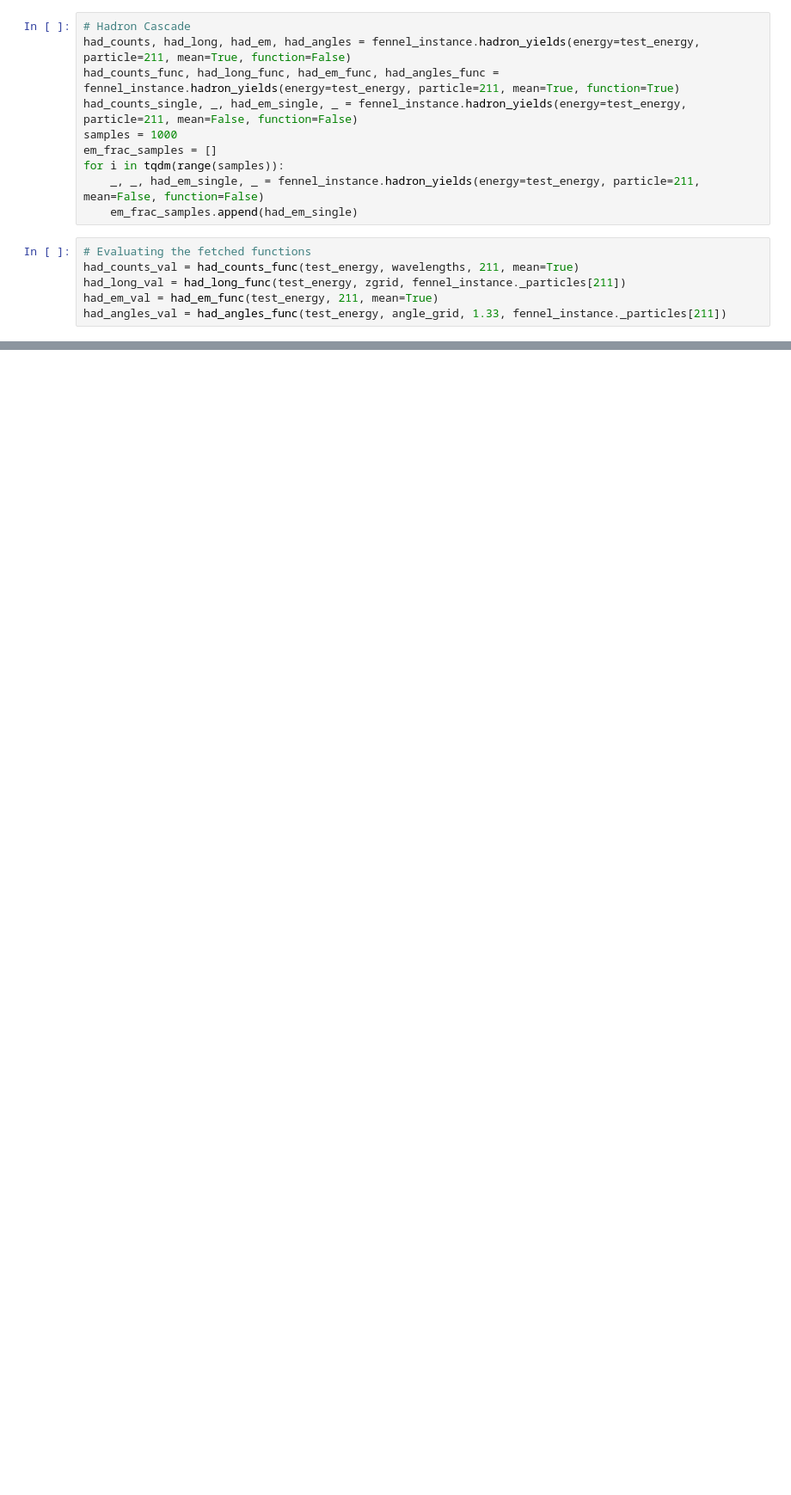
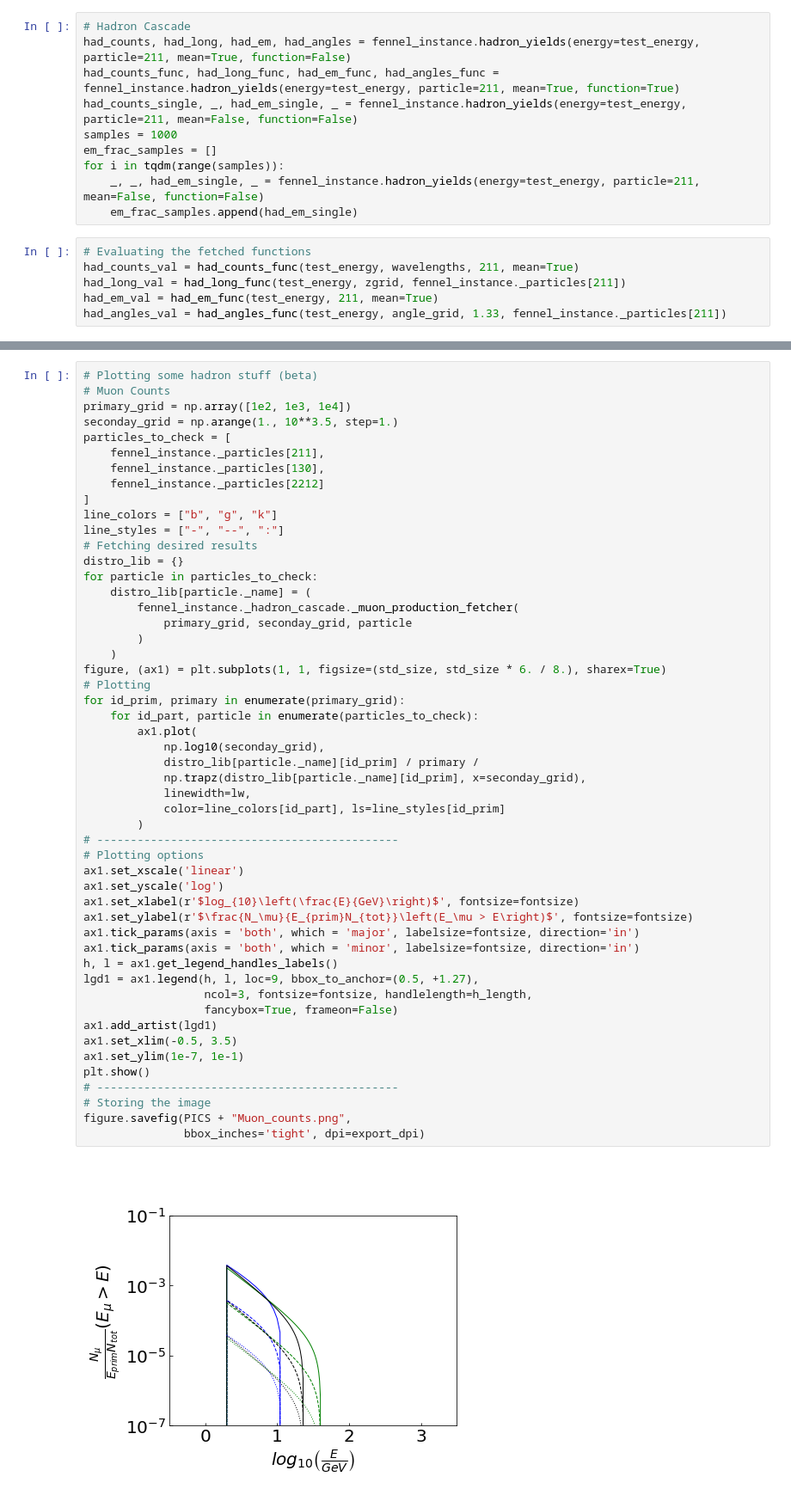
Before and after one commit to MeighenBergerS/fennel, a Jupyter notebook: notebooks/example_fetcher.ipynb, the cells around one changed output, grey strips where cells are left out. Shown at 86% size. Cells and saved outputs as stored; diff of their text form; blank space fills up the shorter version.

Commit message:
Added muon production parametrization

```diff
--- a/notebooks/example_fetcher.ipynb
+++ b/notebooks/example_fetcher.ipynb
@@ -349 +350,54 @@ figure.savefig(PICS + "Single_Had_Angle.png",
 [figure]
+# %%
+# Plotting some hadron stuff (beta)
+# Muon Counts
+primary_grid = np.array([1e2, 1e3, 1e4])
+seconday_grid = np.arange(1., 10**3.5, step=1.)
+particles_to_check = [
+    fennel_instance._particles[211],
+    fennel_instance._particles[130],
+    fennel_instance._particles[2212]
+]
+line_colors = ["b", "g", "k"]
+line_styles = ["-", "--", ":"]
+# Fetching desired results
+distro_lib = {}
+for particle in particles_to_check:
+    distro_lib[particle._name] = (
+        fennel_instance._hadron_cascade._muon_production_fetcher(
+            primary_grid, seconday_grid, particle
+        )
+    )
+figure, (ax1) = plt.subplots(1, 1, figsize=(std_size, std_size * 6. / 8.), sharex=True)
+# Plotting
+for id_prim, primary in enumerate(primary_grid):
+    for id_part, particle in enumerate(particles_to_check):
+        ax1.plot(
+            np.log10(seconday_grid),
+            distro_lib[particle._name][id_prim] / primary /
+            np.trapz(distro_lib[particle._name][id_prim], x=seconday_grid),
+            linewidth=lw,
+            color=line_colors[id_part], ls=line_styles[id_prim]
+        )
+# ---------------------------------------------
+# Plotting options
+ax1.set_xscale('linear')
+ax1.set_yscale('log')
+ax1.set_xlabel(r'$log_{10}\left(\frac{E}{GeV}\right)$', fontsize=fontsize)
+ax1.set_ylabel(r'$\frac{N_\mu}{E_{prim}N_{tot}}\left(E_\mu > E\right)$', fontsize=fontsize)
+ax1.tick_params(axis = 'both', which = 'major', labelsize=fontsize, direction='in')
+ax1.tick_params(axis = 'both', which = 'minor', labelsize=fontsize, direction='in')
+h, l = ax1.get_legend_handles_labels()
+lgd1 = ax1.legend(h, l, loc=9, bbox_to_anchor=(0.5, +1.27),
+                  ncol=3, fontsize=fontsize, handlelength=h_length,
+                  fancybox=True, frameon=False)
+ax1.add_artist(lgd1)
+ax1.set_xlim(-0.5, 3.5)
+ax1.set_ylim(1e-7, 1e-1)
+plt.show()
+# ---------------------------------------------
+# Storing the image
+figure.savefig(PICS + "Muon_counts.png",
+               bbox_inches='tight', dpi=export_dpi)
+# %% [output]
+[figure, added]
```
Also changed, not shown: parts of 2 cells of this notebook, 5 other files.
